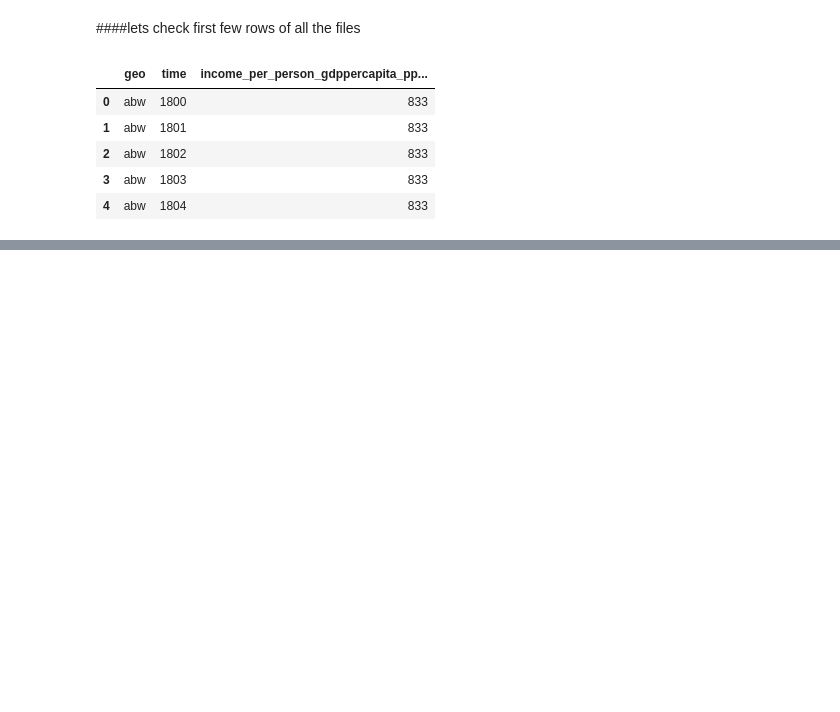
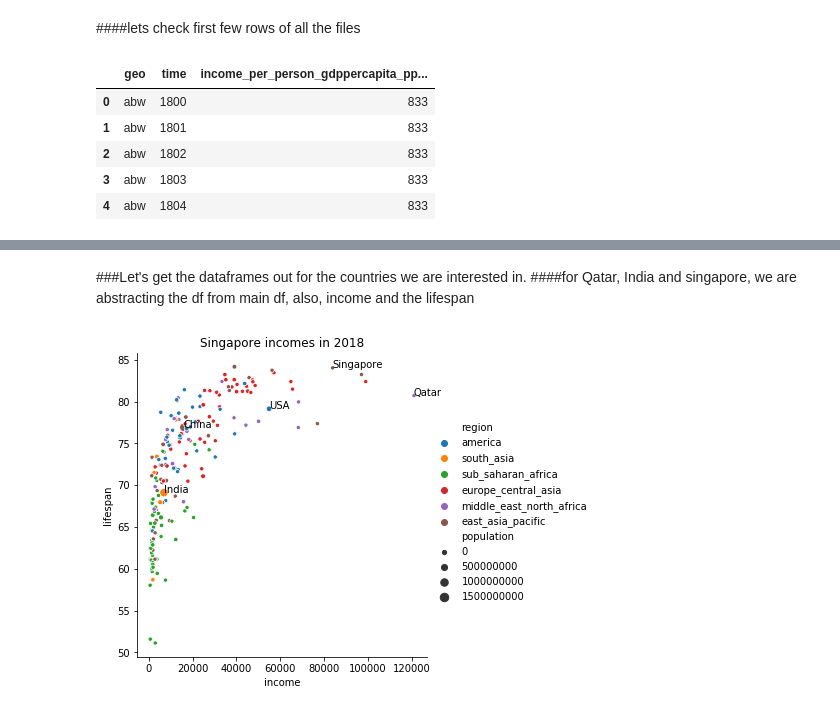
Before and after one commit to bloominstituteoftechnology/DS-Sprint-02-Storytelling-With-Data, a Jupyter notebook: week2_4_LS_DS_124_Sequence_your_narrative.ipynb, the cells around one changed output, grey strips where cells are left out. Cells and saved outputs as stored; diff of their text form; code cells hidden in the pictures; blank space fills up the shorter version.

```diff
--- a/week2_4_LS_DS_124_Sequence_your_narrative.ipynb
+++ b/week2_4_LS_DS_124_Sequence_your_narrative.ipynb
@@ -133,0 +462,3 @@ income.head()
+# %% [markdown]
+###Let's get the dataframes out for the countries we are interested in.
+####for Qatar, India and singapore, we are abstracting the df from main df, also, income and the lifespan
@@ -133,0 +469,29 @@ income.head()
+# %%
+india = now[now.country=='India']
+india_income = india.income.values[0]
+india_lifespan = india.lifespan.values[0]
+# %%
+singapore = now[now.country=='Singapore']
+singapore_income = singapore.income.values[0]
+singapore_lifespan = singapore.lifespan.values[0]
+# %%
+usa = now[now.country=='United States']
+usa_income = usa.income.values[0]
+usa_lifespan = usa.lifespan.values[0]
+# %%
+china = now[now.country=='China']
+china_income = china.income.values[0]
+china_lifespan = china.lifespan.values[0]
+# %%
+#plotting the data from now dataframe
+sns.relplot(x='income', y='lifespan', hue='region', size='population', data=now)
+
+plt.text(x=singapore_income, y=singapore_lifespan, s='Singapore')
+plt.text(x=qatar_income, y=qatar_lifespan, s='Qatar')
+plt.text(x=india_income, y=india_lifespan, s='India')
+plt.text(x=usa_income, y=usa_lifespan, s ='USA')
+plt.text(x=china_income, y=china_lifespan, s ='China')
+
+plt.title('Singapore incomes in 2018' );
+# %% [output]
+[figure, added]
```
Also changed, not shown: parts of 60 cells of this notebook.
